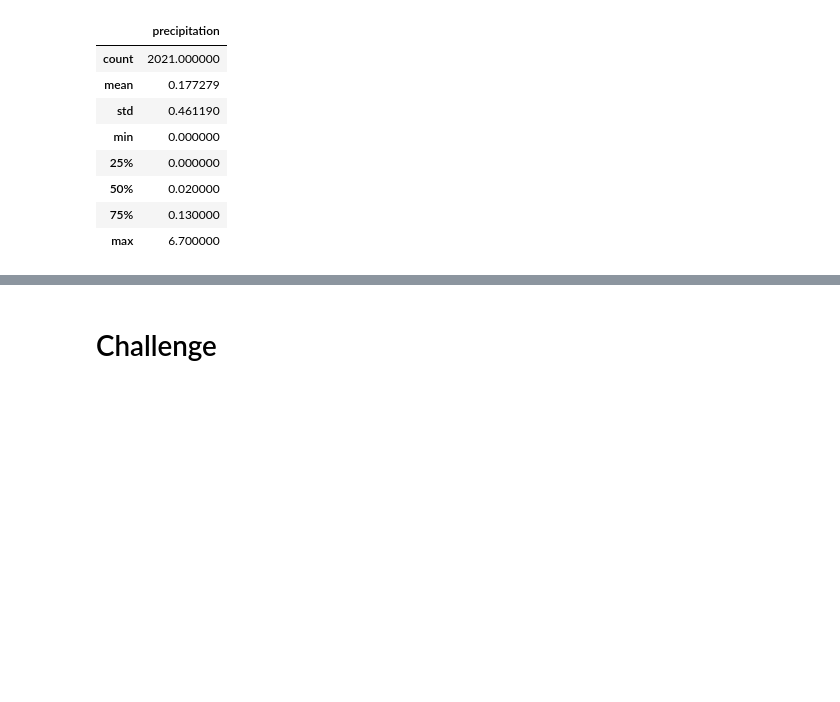
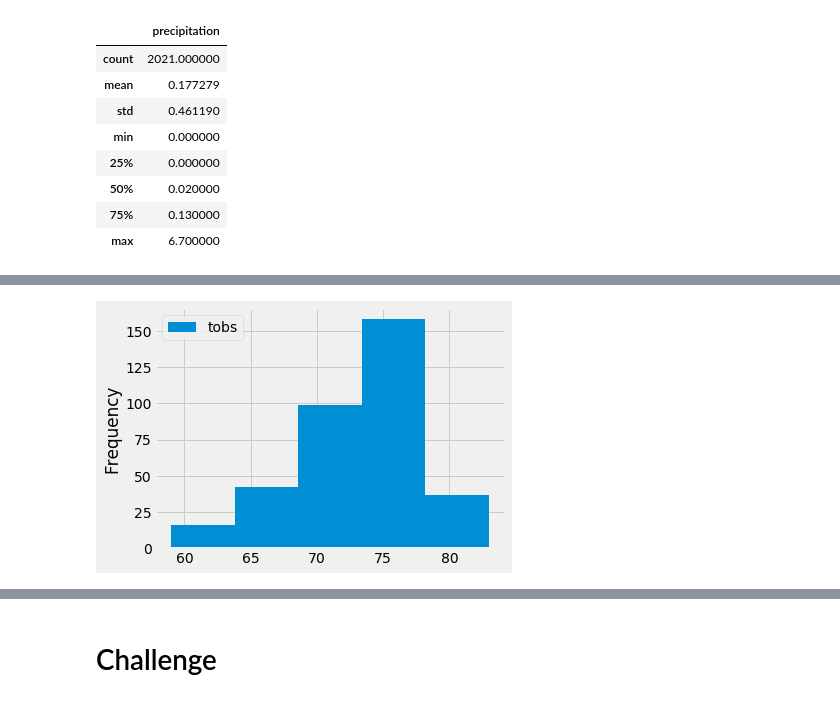
Before and after one commit to chrissycho/surfs_up, a Jupyter notebook: climate_analysis.ipynb, the cells around one changed output, grey strips where cells are left out. Saved outputs shown, nothing was run; the diff lists cells and outputs as text; code cells hidden in the pictures; blank space fills up the shorter version.

```diff
--- a/climate_analysis.ipynb
+++ b/climate_analysis.ipynb
@@ -95,0 +150,6 @@ df.describe()
+# %%
+# temp into 5 bins
+df.plot.hist(bins=5)
+plt.tight_layout()
+# %% [output]
+[figure, added]
```
Also changed, not shown: parts of 7 cells of this notebook.
